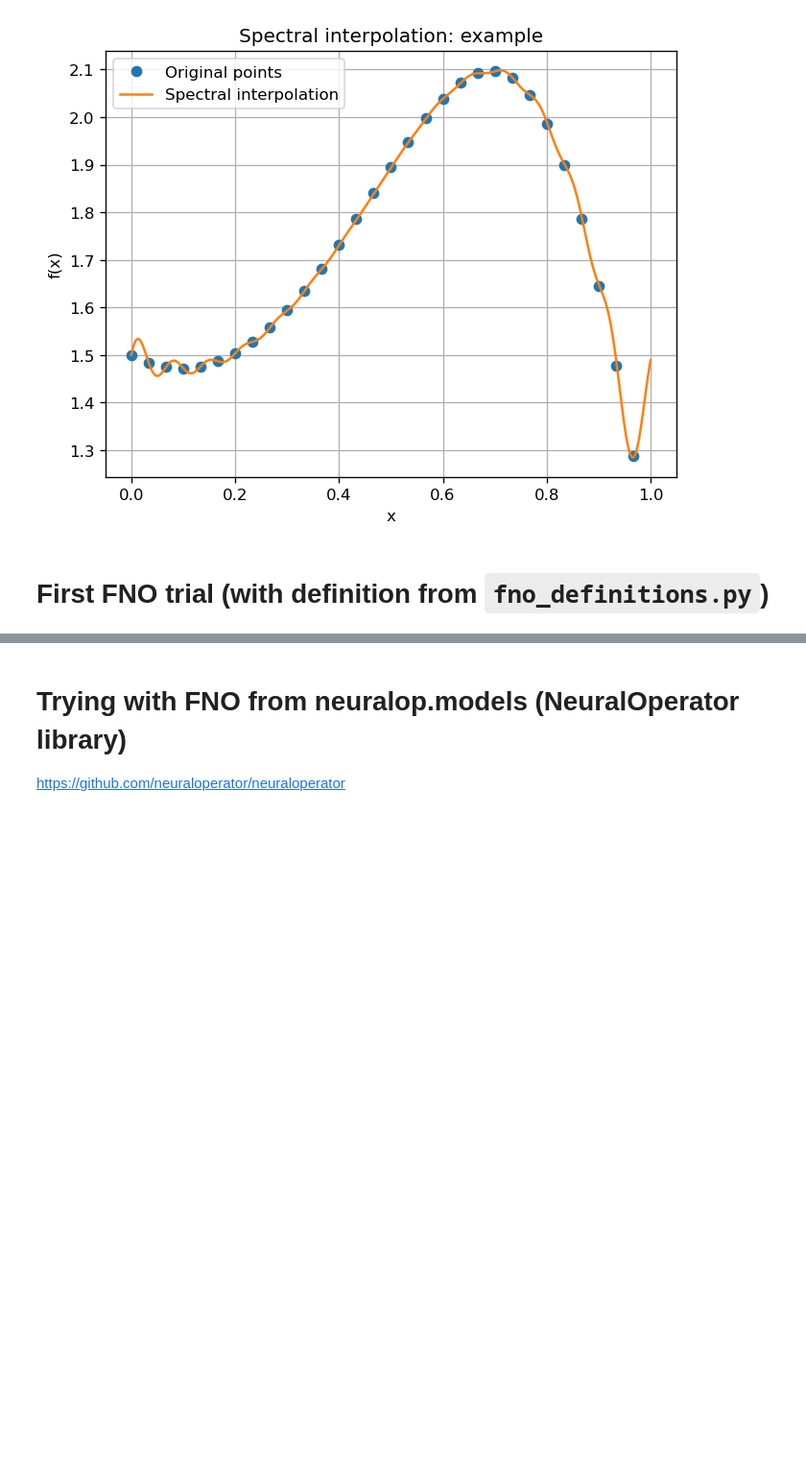
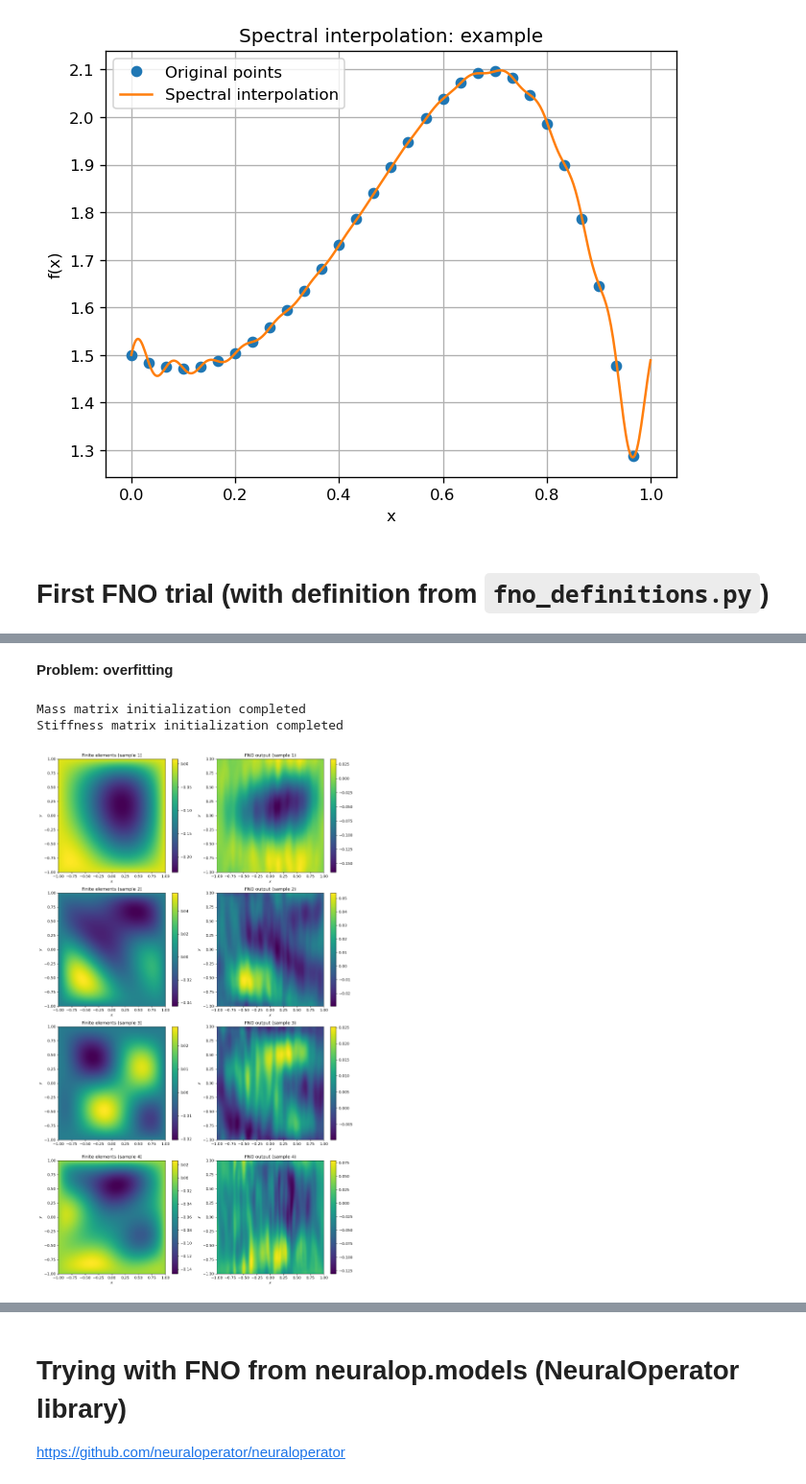
Before and after one commit to sottoviafilippo/trying-out-neural-operators, a Jupyter notebook: fno_trials.ipynb, the cells around one changed output, grey strips where cells are left out. Shown at 96% size. Saved outputs shown, nothing was run; the diff lists cells and outputs as text; code cells hidden in the pictures; blank space fills up the shorter version.

Commit message:
vaguely works but results still pretty bad. need to work on trianing convergence and preventing overtraining

```diff
--- a/fno_trials.ipynb
+++ b/fno_trials.ipynb
@@ -108,0 +132,43 @@ plt.show()
+# %% [markdown]
+**Problem: overfitting**
+# %%
+# now test visually on 4 randomly generated functions
+
+x = np.linspace(-1, 1, 200)
+y = np.linspace(-1, 1, 200)
+mymesh = Mesh(x, y, verbose=True)
+mymesh.build_mass_matrix()
+mymesh.build_stiffness_matrix()
+
+X, Y = np.meshgrid(x, y, indexing="ij")
+diri = lambda x, y: 0
+
+N_test = 4
+fig, axes = plt.subplots(N_test, 2, figsize=(12, 5 * N_test), dpi=120)
+
+for i in range(N_test):
+    func = generate_source_function()
+
+    res_finite_elements = mymesh.run_simulation_poisson_dirichlet(func, diri)
+    result_fno = fno_trial.map_function_to_output_at_points(func, X, Y)
+
+    im0 = axes[i, 0].imshow(res_finite_elements, cmap='viridis', origin='lower',
+                             aspect='auto', extent=[x.min(), x.max(), y.min(), y.max()])
+    axes[i, 0].set_title(f'Finite elements (sample {i+1})')
+    axes[i, 0].set_xlabel('$x$')
+    axes[i, 0].set_ylabel('$y$')
+    fig.colorbar(im0, ax=axes[i, 0])
+
+    im1 = axes[i, 1].imshow(result_fno, cmap='viridis', origin='lower',
+                             aspect='auto', extent=[x.min(), x.max(), y.min(), y.max()])
+    axes[i, 1].set_title(f'FNO output (sample {i+1})')
+    axes[i, 1].set_xlabel('$x$')
+    axes[i, 1].set_ylabel('$y$')
+    fig.colorbar(im1, ax=axes[i, 1])
+
+plt.tight_layout()
+plt.show()
+# %% [output]
+Mass matrix initialization completed
+Stiffness matrix initialization completed
+[figure, added]
```
Also changed, not shown: parts of 6 cells of this notebook, 1 other file.
